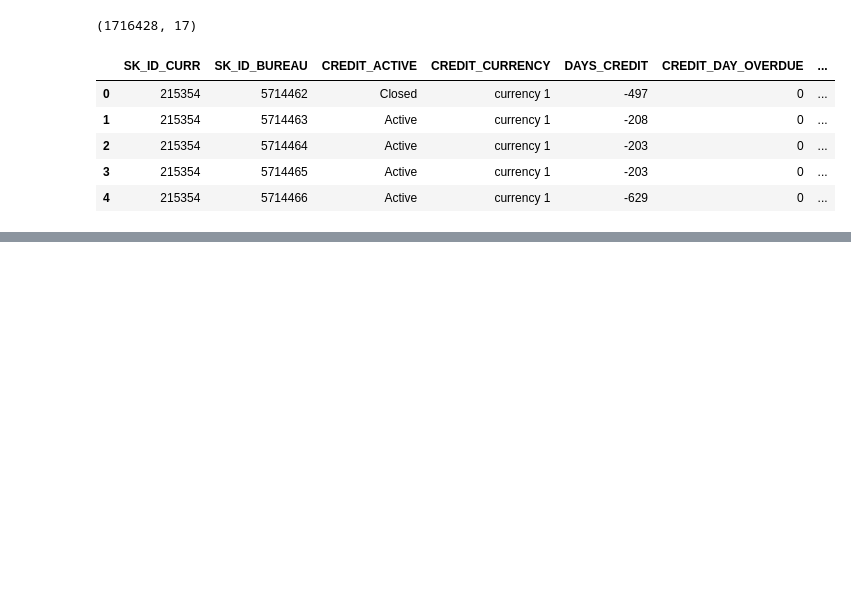
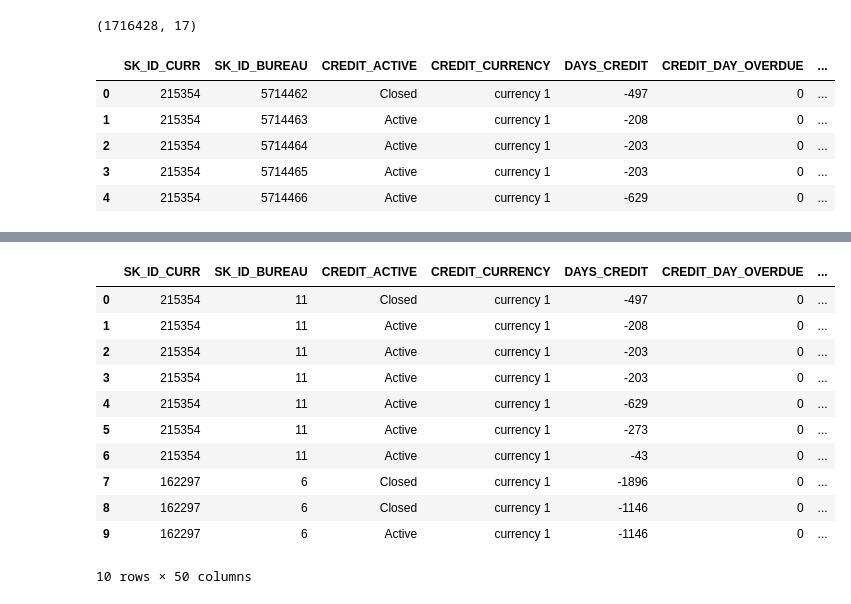
Before and after one commit to PengInGitHub/catboost, a Jupyter notebook: LightGBM_Shap.ipynb, the cells around one changed output, grey strips where cells are left out. Saved outputs shown, nothing was run; the diff lists cells and outputs as text; code cells hidden in the pictures; blank space fills up the shorter version.

```diff
--- a/LightGBM_Shap.ipynb
+++ b/LightGBM_Shap.ipynb
@@ -110,0 +171,5 @@ buro.head()
+# %%
+# counting buro per SK_ID_CURR
+# count SK_ID_BUREAU
+nb_bureau_per_curr = buro_full[['SK_ID_CURR', 'SK_ID_BUREAU']].groupby('SK_ID_CURR').count()
+buro_full['SK_ID_BUREAU'] = buro_full['SK_ID_CURR'].map(nb_bureau_per_curr['SK_ID_BUREAU'])
@@ -110,0 +184,15 @@ buro.head()
+# %%
+buro_full.head(10)
+# %% [output]
+|  | SK_ID_CURR | SK_ID_BUREAU | CREDIT_ACTIVE | CREDIT_CURRENCY | DAYS_CREDIT | CREDIT_DAY_OVERDUE | ... |
+| 0 | 215354 | 11 | Closed | currency 1 | -497 | 0 | ... |
+| 1 | 215354 | 11 | Active | currency 1 | -208 | 0 | ... |
+| 2 | 215354 | 11 | Active | currency 1 | -203 | 0 | ... |
+| 3 | 215354 | 11 | Active | currency 1 | -203 | 0 | ... |
+| 4 | 215354 | 11 | Active | currency 1 | -629 | 0 | ... |
+| 5 | 215354 | 11 | Active | currency 1 | -273 | 0 | ... |
+| 6 | 215354 | 11 | Active | currency 1 | -43 | 0 | ... |
+| 7 | 162297 | 6 | Closed | currency 1 | -1896 | 0 | ... |
+| 8 | 162297 | 6 | Closed | currency 1 | -1146 | 0 | ... |
+| 9 | 162297 | 6 | Active | currency 1 | -1146 | 0 | ... |
+10 rows × 50 columns
```
Also changed, not shown: parts of 11 cells of this notebook.
